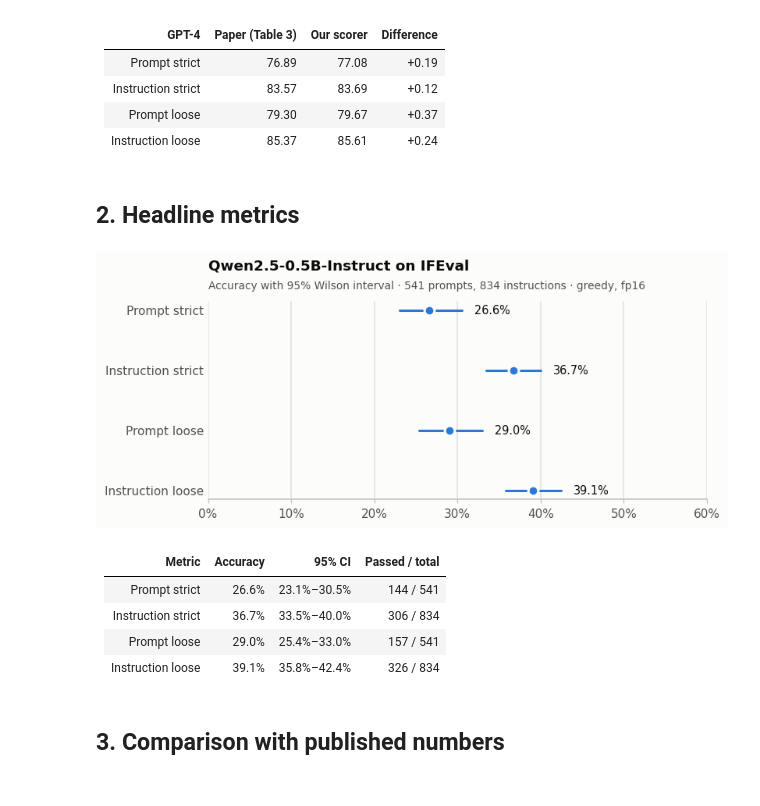
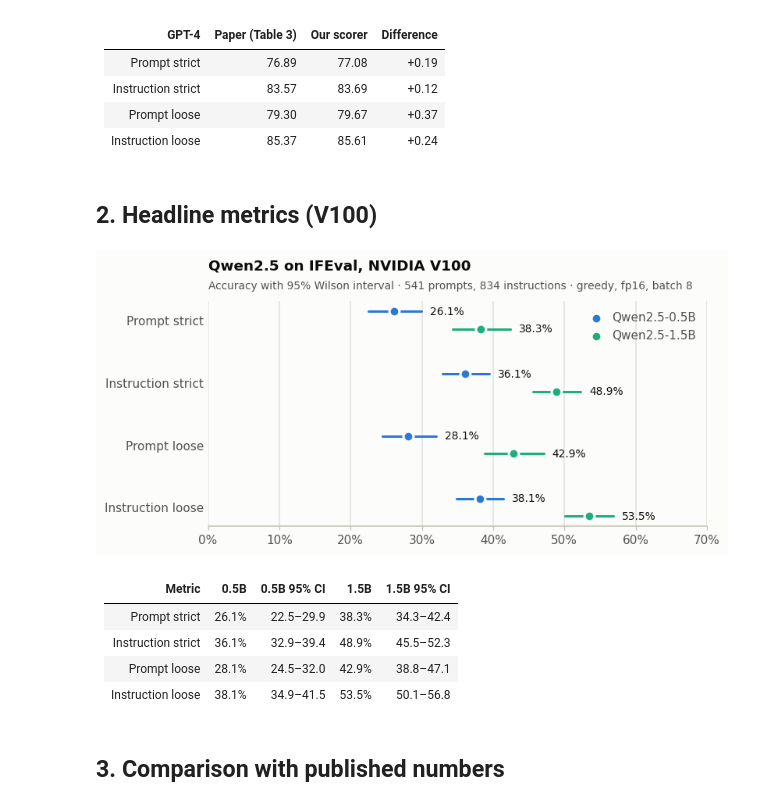
Before and after one commit to runjanna26/module_3_evaluation, a Jupyter notebook: report/evaluation_figures.ipynb, the cells around one changed output. Saved outputs shown, nothing was run; the diff lists cells and outputs as text; code cells hidden in the pictures.

```diff
--- a/report/evaluation_figures.ipynb
+++ b/report/evaluation_figures.ipynb
@@ -47,10 +49,22 @@ def one(pattern):
     return matches[0]
 
 
-BASELINE = RUNS / "qwen05b_laptop_hf_20260916_004530"
-REPEATS = sorted(RUNS.glob("qwen05b_laptop_hf_*"))      # the baseline and its repeats
+# --- V100 runs (department DGX, GPU 1) - the specified hardware ---------------
+V100_REPEATS = sorted(RUNS.glob("qwen05b_hf_*IST-DGX02*"))
+BASELINE = V100_REPEATS[0]                          # all repeats are byte-identical
+SCALE_REPEATS = sorted(RUNS.glob("qwen15b_hf_*IST-DGX02*"))
+SCALE = SCALE_REPEATS[0]
 VARIANTS = {
     "Qwen default (baseline)": BASELINE,
+    '"You are a helpful assistant."': one("qwen05b_sys_generic_hf_*"),
+    '"Follow every instruction exactly…"': one("qwen05b_sys_strict_hf_*"),
+    '"Warm, conversational style"': one("qwen05b_sys_casual_hf_*"),
+}
+
+# --- laptop runs (RTX 3050 Ti, batch 4) - the hardware comparison --------------
+LAPTOP_REPEATS = sorted(RUNS.glob("qwen05b_laptop_hf_*"))
+LAPTOP = {
+    "Qwen default (baseline)": LAPTOP_REPEATS[0],
     '"You are a helpful assistant."': one("qwen05b_laptop_sys_generic_hf_*"),
     '"Follow every instruction exactly…"': one("qwen05b_laptop_sys_strict_hf_*"),
     '"Warm, conversational style"': one("qwen05b_laptop_sys_casual_hf_*"),
@@ -217,36 +271,40 @@ table(["GPT-4", "Paper (Table 3)", "Our scorer", "Difference"],
 | Prompt loose | 79.30 | 79.67 | +0.37 |
 | Instruction loose | 85.37 | 85.61 | +0.24 |
 # %% [markdown]
-## 2. Headline metrics
+## 2. Headline metrics (V100)
 # %%
 base = four_metrics(BASELINE)
-fig, ax = plt.subplots(figsize=(7.5, 3.0))
+big = four_metrics(SCALE)
+fig, ax = plt.subplots(figsize=(7.5, 3.4))
 for y, name in enumerate(reversed(METRICS)):
-    k, n = base[name]
-    lo, hi = wilson(k, n)
-    ax.plot([100 * lo, 100 * hi], [y, y], color=QWEN, lw=2, solid_capstyle="round", zorder=2)
-    ax.scatter([100 * k / n], [y], color=QWEN, **DOT)
-    ax.text(100 * hi + 1.5, y, f"{100 * k / n:.1f}%", va="center", color=INK, fontsize=9.5)
+    for offset, metrics, colour in [(0.14, base, QWEN), (-0.14, big, QWEN15)]:
+        k, n = metrics[name]
+        lo, hi = wilson(k, n)
+        ax.plot([100 * lo, 100 * hi], [y + offset] * 2, color=colour, lw=2,
+                solid_capstyle="round", zorder=2)
+        ax.scatter([100 * k / n], [y + offset], color=colour, **DOT,
+                   label=None if y else ("Qwen2.5-0.5B" if colour == QWEN else "Qwen2.5-1.5B"))
+        ax.text(100 * hi + 1.2, y + offset, f"{100 * k / n:.1f}%", va="center", fontsize=9)
 ax.set_yticks(range(len(METRICS)), list(reversed(METRICS)))
 ax.tick_params(axis="y", length=0)
-ax.set_xlim(0, 60)
+ax.set_xlim(0, 70)
 ax.xaxis.set_major_formatter(PercentFormatter(decimals=0))
 ax.grid(axis="y", visible=False)
-title(ax, "Qwen2.5-0.5B-Instruct on IFEval",
-      "Accuracy with 95% Wilson interval · 541 prompts, 834 instructions · greedy, fp16")
+ax.legend(loc="upper right", labelcolor=INK_2, handletextpad=0.3)
+title(ax, "Qwen2.5 on IFEval, NVIDIA V100",
+      "Accuracy with 95% Wilson interval · 541 prompts, 834 instructions · greedy, fp16, batch 8")
 save(fig, "01_headline_metrics")
 
-table(["Metric", "Accuracy", "95% CI", "Passed / total"],
-      [[x, pct(*base[x]), "–".join(f"{100 * v:.1f}%" for v in wilson(*base[x])),
-        f"{base[x][0]} / {base[x][1]}"] for x in METRICS])
+table(["Metric", "0.5B", "0.5B 95% CI", "1.5B", "1.5B 95% CI"],
+      [[x, pct(*base[x]), ci(*base[x]), pct(*big[x]), ci(*big[x])] for x in METRICS])
 # %% [output]
-[figure, old version]
+[figure, new version]
-| Metric | Accuracy | 95% CI | Passed / total |
-|---|---|---|---|
-| Prompt strict | 26.6% | 23.1%–30.5% | 144 / 541 |
-| Instruction strict | 36.7% | 33.5%–40.0% | 306 / 834 |
-| Prompt loose | 29.0% | 25.4%–33.0% | 157 / 541 |
-| Instruction loose | 39.1% | 35.8%–42.4% | 326 / 834 |
+| Metric | 0.5B | 0.5B 95% CI | 1.5B | 1.5B 95% CI |
+|---|---|---|---|---|
+| Prompt strict | 26.1% | 22.5–29.9 | 38.3% | 34.3–42.4 |
+| Instruction strict | 36.1% | 32.9–39.4 | 48.9% | 45.5–52.3 |
+| Prompt loose | 28.1% | 24.5–32.0 | 42.9% | 38.8–47.1 |
+| Instruction loose | 38.1% | 34.9–41.5 | 53.5% | 50.1–56.8 |
 # %% [markdown]
 ## 3. Comparison with published numbers
 # %%
```
Also changed, not shown: parts of 17 cells of this notebook, 10 other files.
